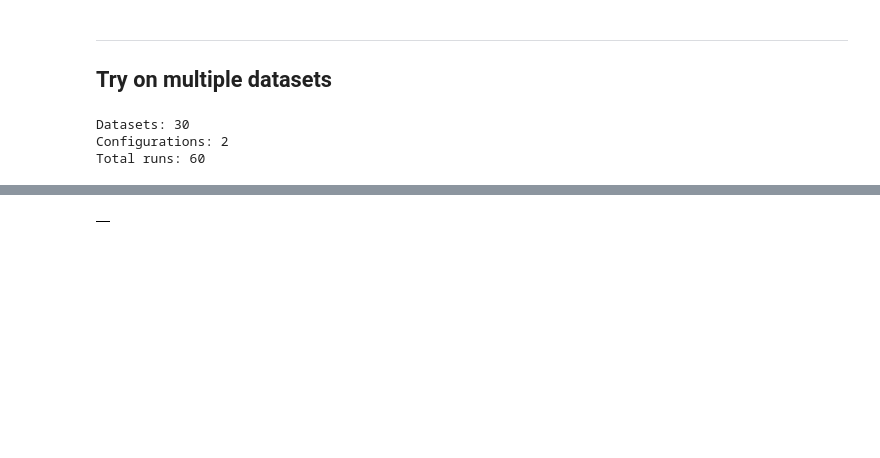
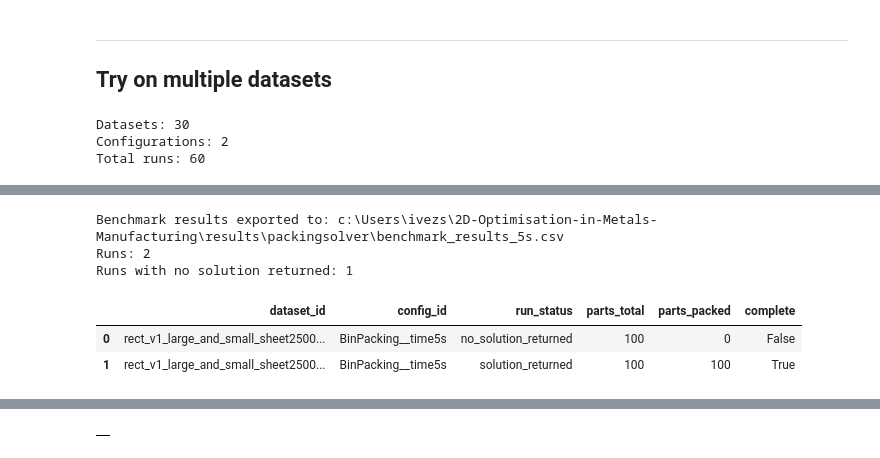
Before and after one commit to ivetsem/2D-Optimisation-in-Metals-Manufacturing, a Jupyter notebook: notebooks/03_packingsolver_exploration.ipynb, the cells around one changed output, grey strips where cells are left out. Cells and saved outputs as stored; diff of their text form; code cells hidden in the pictures; blank space fills up the shorter version.

```diff
--- a/notebooks/03_packingsolver_exploration.ipynb
+++ b/notebooks/03_packingsolver_exploration.ipynb
@@ -519,0 +446,33 @@ NameError: name 'benchmark_results' is not defined
+# %%
+results_dir = project_root / "results" / "packingsolver"
+results_dir.mkdir(parents=True, exist_ok=True)
+
+benchmark_path = results_dir / "benchmark_results_5s.csv"
+benchmark_results_5s.to_csv(benchmark_path, index=False)
+
+print("Benchmark results exported to:", benchmark_path)
+print("Runs:", len(benchmark_results))
+print(
+    "Runs with no solution returned:",
+    benchmark_results["run_status"].eq("no_solution_returned").sum(),
+)
+
+display(
+    benchmark_results[
+        [
+            "dataset_id",
+            "config_id",
+            "run_status",
+            "parts_total",
+            "parts_packed",
+            "complete",
+        ]
+    ]
+)
+# %% [output]
+Benchmark results exported to: c:\Users\ivezs\2D-Optimisation-in-Metals-Manufacturing\results\packingsolver\benchmark_results_5s.csv
+Runs: 2
+Runs with no solution returned: 1
+|  | dataset_id | config_id | run_status | parts_total | parts_packed | complete |
+| 0 | rect_v1_large_and_small_sheet2500... | BinPacking__time5s | no_solution_returned | 100 | 0 | False |
+| 1 | rect_v1_large_and_small_sheet2500... | BinPacking__time5s | solution_returned | 100 | 100 | True |
```
Also changed, not shown: parts of 25 cells of this notebook, 24 other files.
